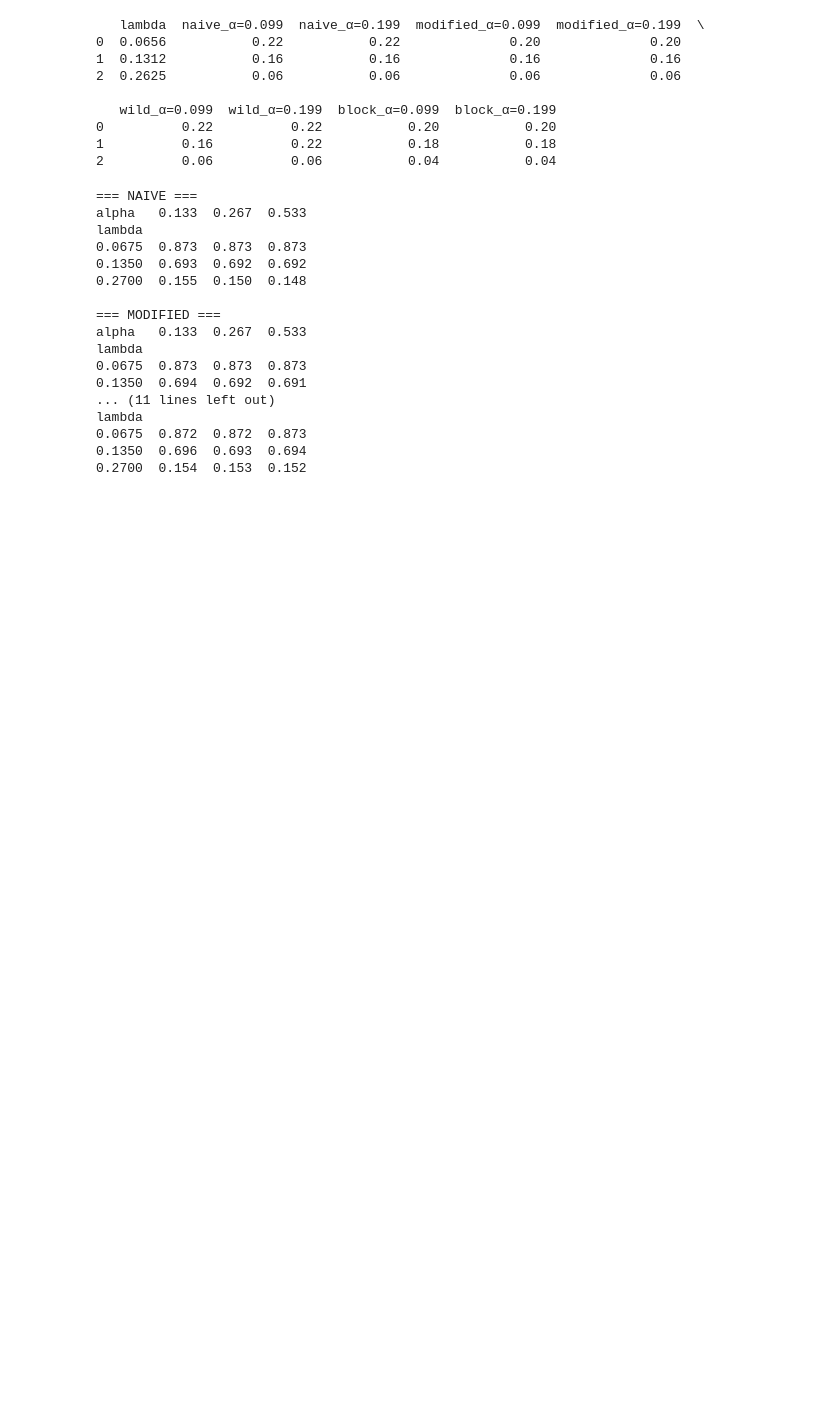
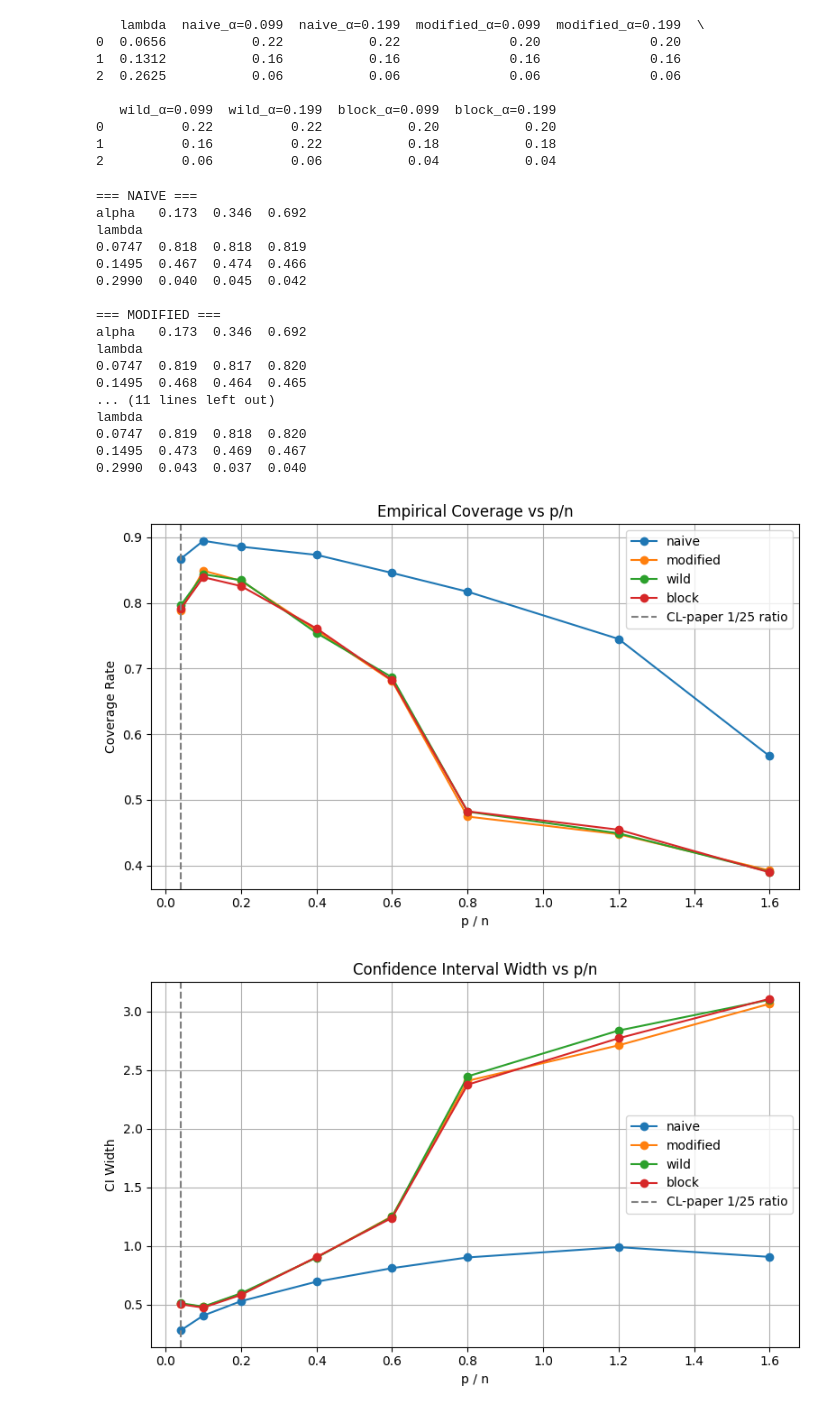
Before and after one commit to PerryBoer/Bootstrapping-Thesis, a Jupyter notebook: AnalyzeResults.ipynb, the cells around one changed output. Saved outputs shown, nothing was run; the diff lists cells and outputs as text; code cells hidden in the pictures; blank space fills up the shorter version.

```diff
--- a/AnalyzeResults.ipynb
+++ b/AnalyzeResults.ipynb
@@ -267,25 +267,25 @@ def load_3x3_grids_per_method(base_path, error_type, signal_type, metric):
 # mean_abs_bias
 # coverage_support
 # ci_width_support
-results = load_3x3_grids_per_method("results", "ar1", "strong", "fdr")
+results = load_3x3_grids_per_method("results", "ar1", "weak", "fdr")
 for method, grid in results.items():
     print(f"\n=== {method.upper()} ===")
     print(grid.round(3))
 # %% [output]
 === NAIVE ===
-alpha   0.133  0.267  0.533
+alpha   0.173  0.346  0.692
 lambda
-0.0675  0.873  0.873  0.873
-0.1350  0.693  0.692  0.692
-0.2700  0.155  0.150  0.148
+0.0747  0.818  0.818  0.819
+0.1495  0.467  0.474  0.466
+0.2990  0.040  0.045  0.042
 
 === MODIFIED ===
-alpha   0.133  0.267  0.533
+alpha   0.173  0.346  0.692
 lambda
-0.0675  0.873  0.873  0.873
-0.1350  0.694  0.692  0.691
+0.0747  0.819  0.817  0.820
+0.1495  0.468  0.464  0.465
 ... (11 lines left out)
 lambda
-0.0675  0.872  0.872  0.873
-0.1350  0.696  0.693  0.694
-0.2700  0.154  0.153  0.152
+0.0747  0.819  0.818  0.820
+0.1495  0.473  0.469  0.467
+0.2990  0.043  0.037  0.040
@@ -291,0 +330,23 @@ lambda
+# %%
+def plot_metric_vs_pn(results_dict, metric, ylabel, title):
+    plt.figure(figsize=(8, 5))
+    for method, df in results_dict.items():
+        plt.plot(df["p/n"], df[metric], marker='o', label=method)
+
+    plt.axvline(x=0.04, linestyle='--', color='gray', label="CL-paper 1/25 ratio")
+    plt.xlabel("p / n")
+    plt.ylabel(ylabel)
+    plt.title(title)
+    plt.legend()
+    plt.grid(True)
+    plt.tight_layout()
+    plt.savefig(f"results/dim_sens_figs/weak_heteroskedastic_{metric}_vs_pn.png")
+    plt.show()
+# %%
+results = load_dim_sensitivity_metrics()
+
+plot_metric_vs_pn(results, "coverage_support", ylabel="Coverage Rate", title="Empirical Coverage vs p/n")
+plot_metric_vs_pn(results, "ci_width_support", ylabel="CI Width", title="Confidence Interval Width vs p/n")
+# %% [output]
+[figure, added]
+[figure, added]
```
Also changed, not shown: parts of 5 cells of this notebook, 13 other files.
